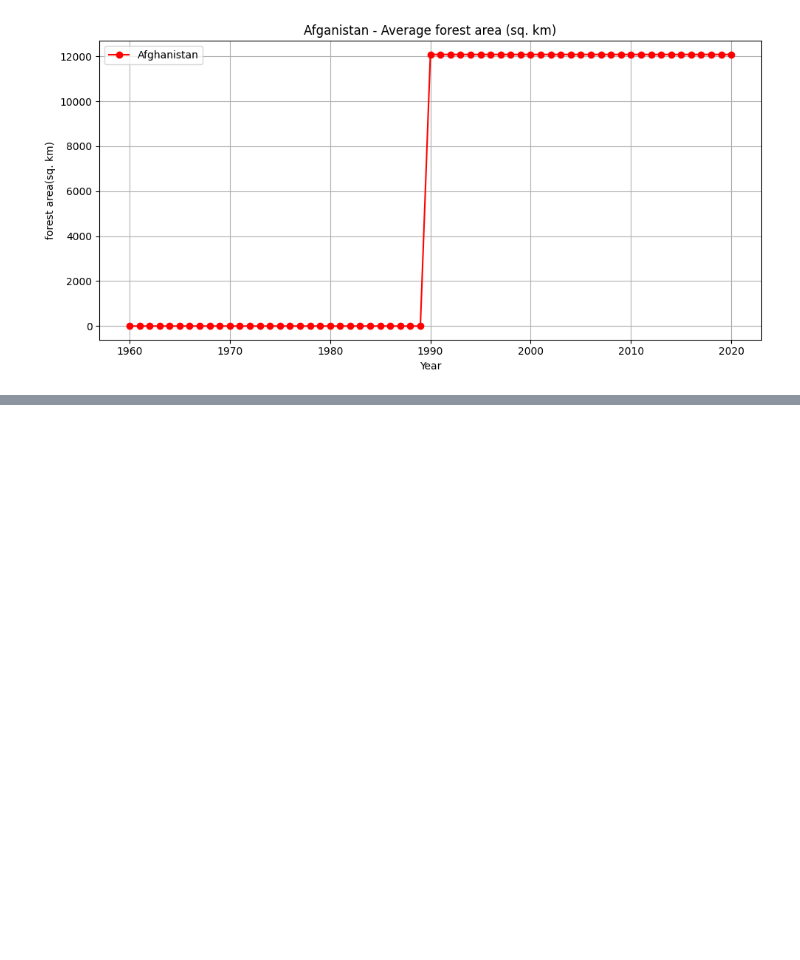
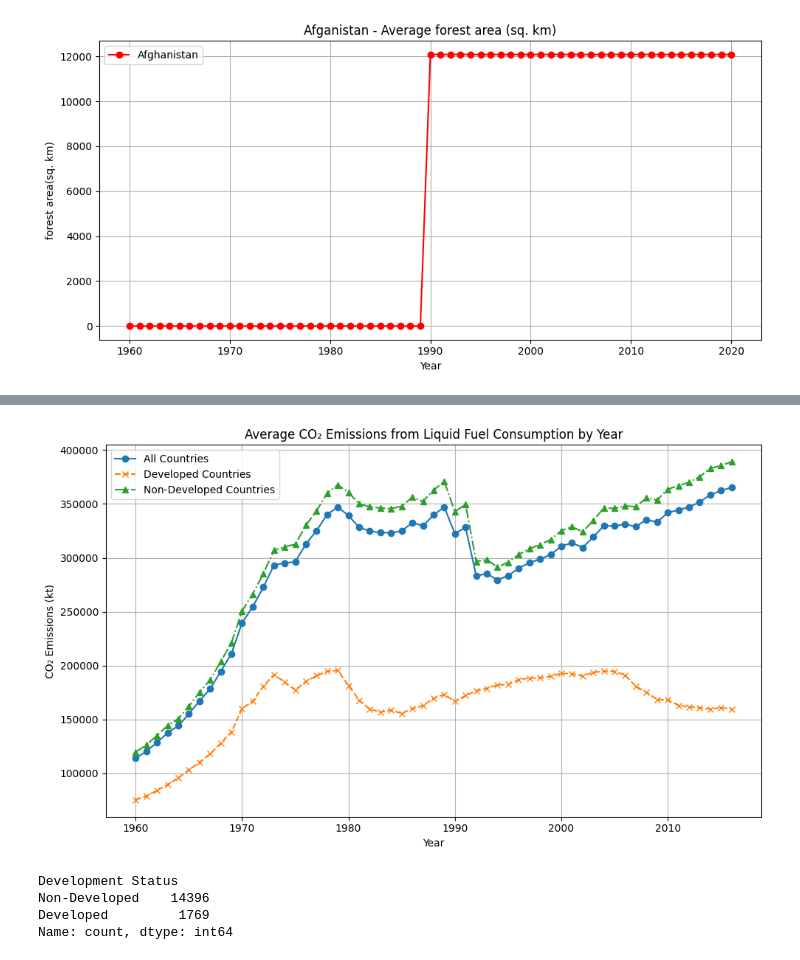
Before and after one commit to SriSupratikTalari/project2, a Jupyter notebook: climate.ipynb, the cells around one changed output, grey strips where cells are left out. Drawn from its saved outputs; the diff is of its cells as text; code cells hidden in the pictures; blank space fills up the shorter version.

```diff
--- a/climate.ipynb
+++ b/climate.ipynb
@@ -230,0 +309,44 @@ plt.show()
+# %%
+developed_countries = [
+    "United States", "Canada", "Germany", "Sweden", "Iceland", "Japan", "Greece", "Australia",
+    "Norway", "Finland", "Denmark", "Netherlands", "Switzerland", "United Kingdom", "Ireland",
+    "France", "Belgium", "Austria", "New Zealand", "Korea, Rep.", "Italy", "Spain", "Portugal",
+    "Israel", "Luxembourg", "Monaco", "Liechtenstein", "United Arab Emirates", "Singapore"
+]
+
+# Create the new column 'Development Status'
+df['Development Status'] = df['Country Name'].apply(
+    lambda x: 'Developed' if x in developed_countries else 'Non-Developed'
+)
+# %%
+cf_all = df.groupby('Year')['average_value_CO2 emissions from liquid fuel consumption (kt)'].mean()
+
+# Calculate the average CO2 emissions for Developed countries
+cf_developed = df[df['Development Status'] == 'Developed'].groupby('Year')['average_value_CO2 emissions from liquid fuel consumption (kt)'].mean()
+
+# Calculate the average CO2 emissions for Non-Developed countries
+cf_non_developed = df[df['Development Status'] == 'Non-Developed'].groupby('Year')['average_value_CO2 emissions from liquid fuel consumption (kt)'].mean()
+
+# Plotting all three on the same graph
+plt.figure(figsize=(10, 6))
+cf_all.plot(kind='line', marker='o', label='All Countries')
+cf_developed.plot(kind='line', marker='x', label='Developed Countries', linestyle='--')
+cf_non_developed.plot(kind='line', marker='^', label='Non-Developed Countries', linestyle='-.')
+
+# Adding labels and title
+plt.title('Average CO₂ Emissions from Liquid Fuel Consumption by Year')
+plt.xlabel('Year')
+plt.ylabel('CO₂ Emissions (kt)')
+plt.legend()
+plt.grid(True)
+plt.tight_layout()
+plt.show()
+# %% [output]
+[figure, added]
+# %%
+df['Development Status'].value_counts()
+# %% [output]
+Development Status
+Non-Developed    14396
+Developed         1769
+Name: count, dtype: int64
```
Also changed, not shown: parts of 6 cells of this notebook.
